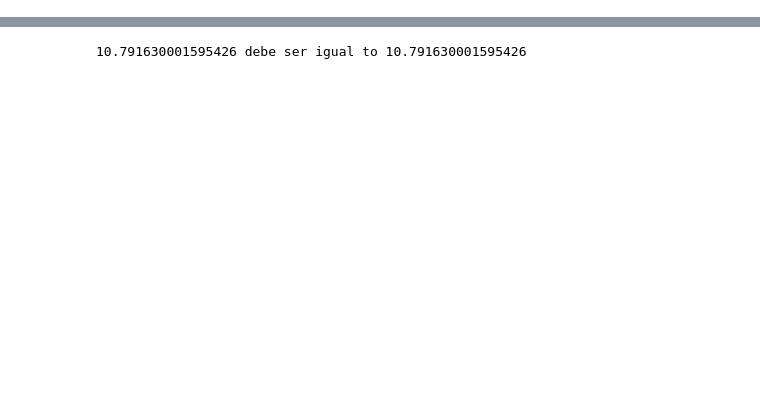
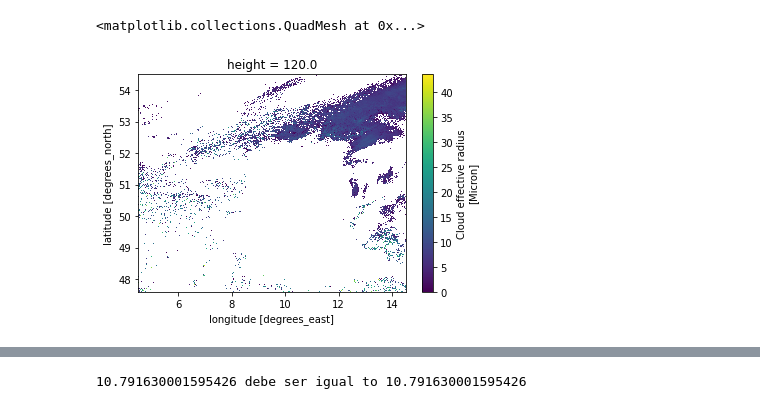
Before and after one commit to jesseniagonzalezv/ICON_RTTOV, a Jupyter notebook: code_test/Untitled.ipynb, the cells around one changed output, grey strips where cells are left out. Saved outputs shown, nothing was run; the diff lists cells and outputs as text; code cells hidden in the pictures; blank space fills up the shorter version.

```diff
--- a/code_test/Untitled.ipynb
+++ b/code_test/Untitled.ipynb
@@ -9,0 +93,5 @@ path_ICON_test_2 = "/work/bb1036/b381362/dataset/data_rttov_T15.nc"
+# %%
+ds.Reff[119].plot()#, vmin=0,vmax=55) #cmap=cmap.N, norm=norm)
+# %% [output]
+<matplotlib.collections.QuadMesh at 0x...>
+[figure, added]
```
Also changed, not shown: parts of 68 cells of this notebook, 7 other files.
